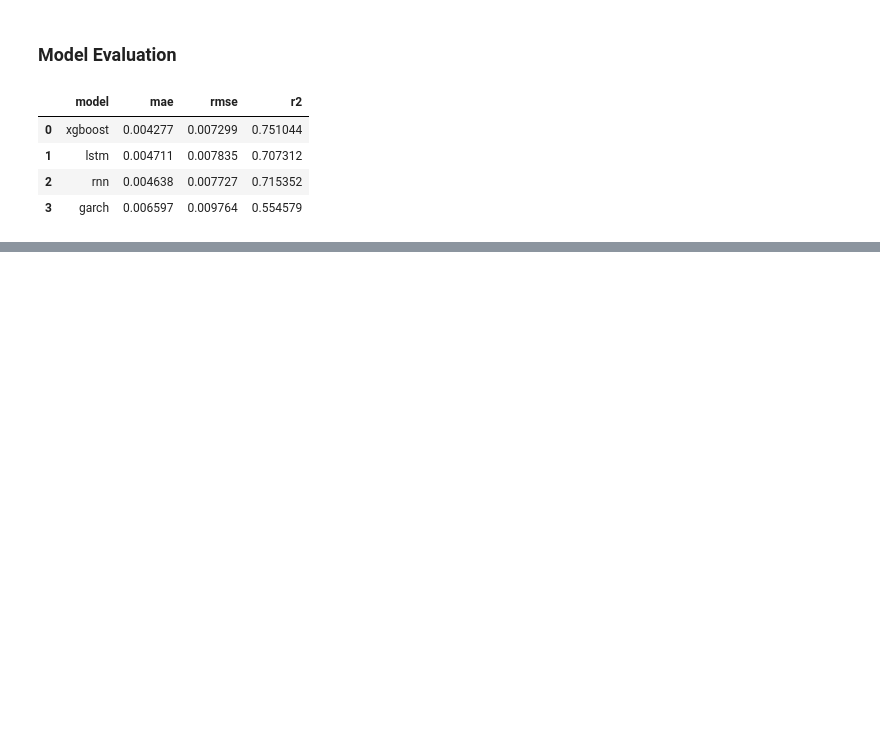
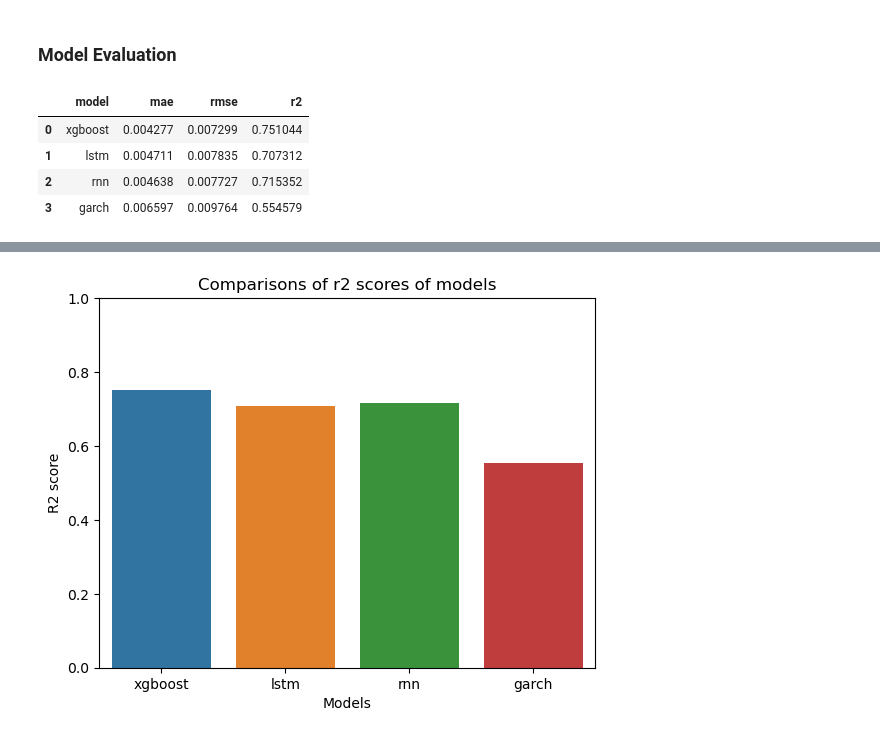
Before and after one commit to suzaladhikari/clarity, a Jupyter notebook: ale.ipynb, the cells around one changed output, grey strips where cells are left out. Saved outputs shown, nothing was run; the diff lists cells and outputs as text; code cells hidden in the pictures; blank space fills up the shorter version.

```diff
--- a/ale.ipynb
+++ b/ale.ipynb
@@ -31,0 +34,10 @@ plottingmetrics('model', 'rmse', model_performance_data, 'Comparison of RMSE Sco
+# %%
+## R2 Score comparison between the models
+sns.barplot(x = 'model', y = 'r2', data = model_performance_data, hue = 'model')
+plt.xlabel("Models")
+plt.ylabel("R2 score")
+plt.ylim(0, 1)
+plt.title("Comparisons of r2 scores of models")
+plt.show()
+# %% [output]
+[figure, added]
```
Also changed, not shown: parts of 1 cell of this notebook.
